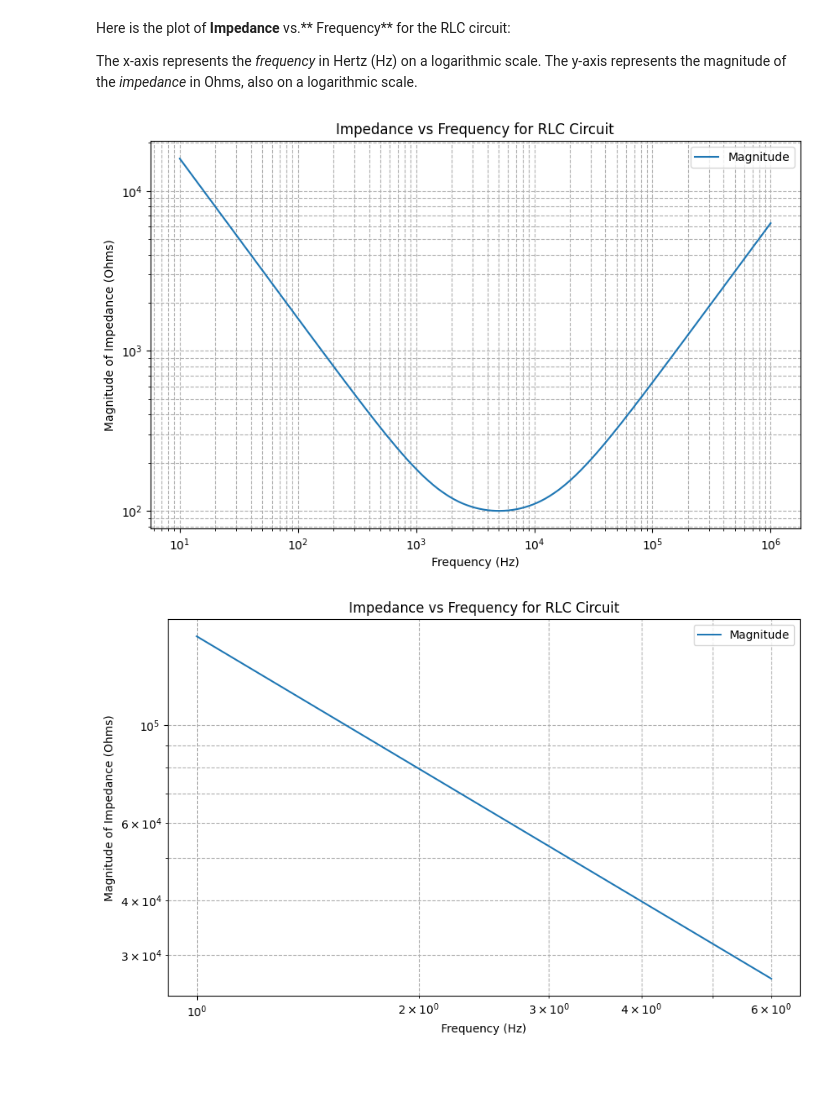
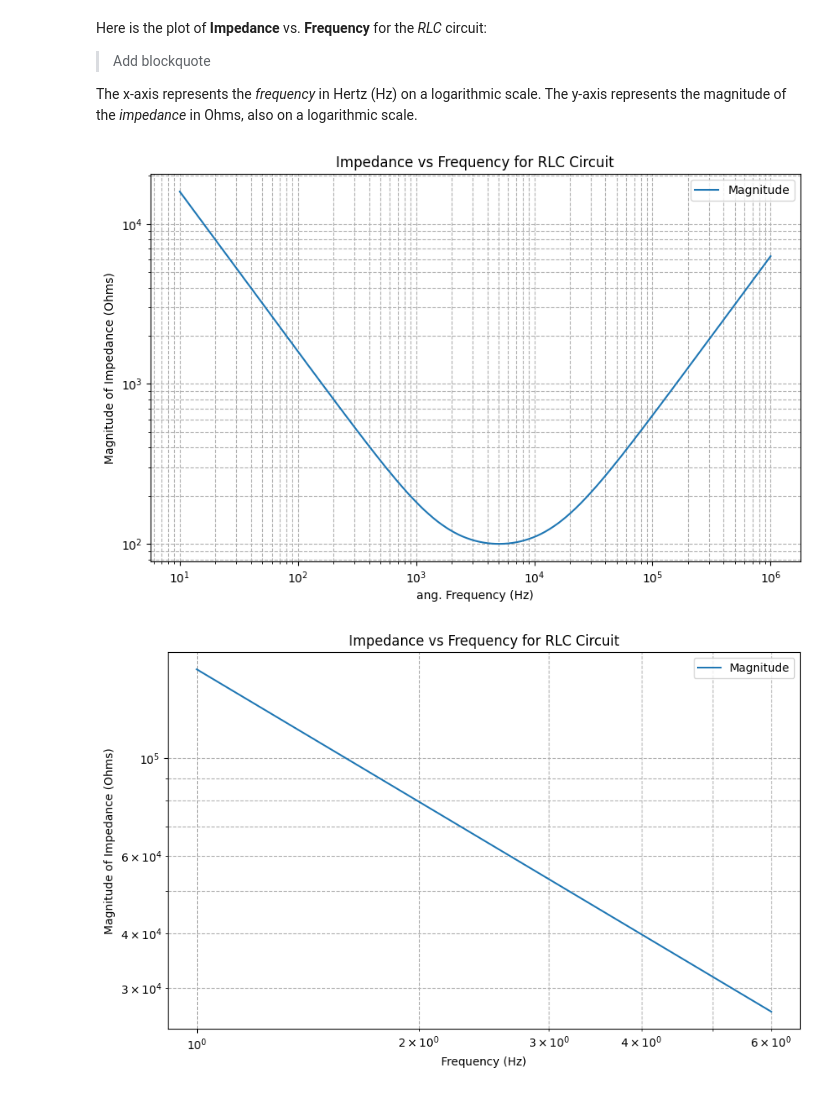
Before and after one commit to Tor91/EIS, a Jupyter notebook: EIS.ipynb, the cells around one changed output. Cells and saved outputs as stored; diff of their text form; code cells hidden in the pictures.

```diff
--- a/EIS.ipynb
+++ b/EIS.ipynb
@@ -1,36 +1,40 @@
 # %% [markdown]
-Here is the plot of **Impedance** vs.** Frequency** for the RLC circuit:
+Here is the plot of **Impedance** vs. **Frequency** for the *RLC* circuit:
+
+> Add blockquote
+
+
 
 The x-axis represents the *frequency* in Hertz (Hz) on a logarithmic scale.
 The y-axis represents the magnitude of the *impedance* in Ohms, also on a logarithmic scale.
 # %%
 import numpy as np
 import matplotlib.pyplot as plt
 
 # Parameters
 R = 100  # ohms
 L = 1e-3  # henrys
 C = 1e-6  # farads
 frequencies = np.logspace(1, 6, 1000)
 omega = 2 * np.pi * frequencies
 
 # Impedance calculation
 Z_R = R
 Z_L = 1j * omega * L
 Z_C = 1 / (1j * omega * C)
 Z_RLC = Z_R + Z_L + Z_C
 
 # Bode plot (Impedance vs Frequency)
 plt.figure(figsize=(10, 6))
 plt.loglog(frequencies, np.abs(Z_RLC), label='Magnitude')
-plt.xlabel('Frequency (Hz)')
+plt.xlabel('ang. Frequency (Hz)')
 plt.ylabel('Magnitude of Impedance (Ohms)')
 plt.title('Impedance vs Frequency for RLC Circuit')
 plt.grid(True, which="both", ls="--")
 plt.legend()
 plt.show()
 # %% [output]
-[figure, old version]
+[figure, new version]
 # %%
 # Parameters
 R = 100  # ohms
```
Also changed, not shown: parts of 1 cell of this notebook.
